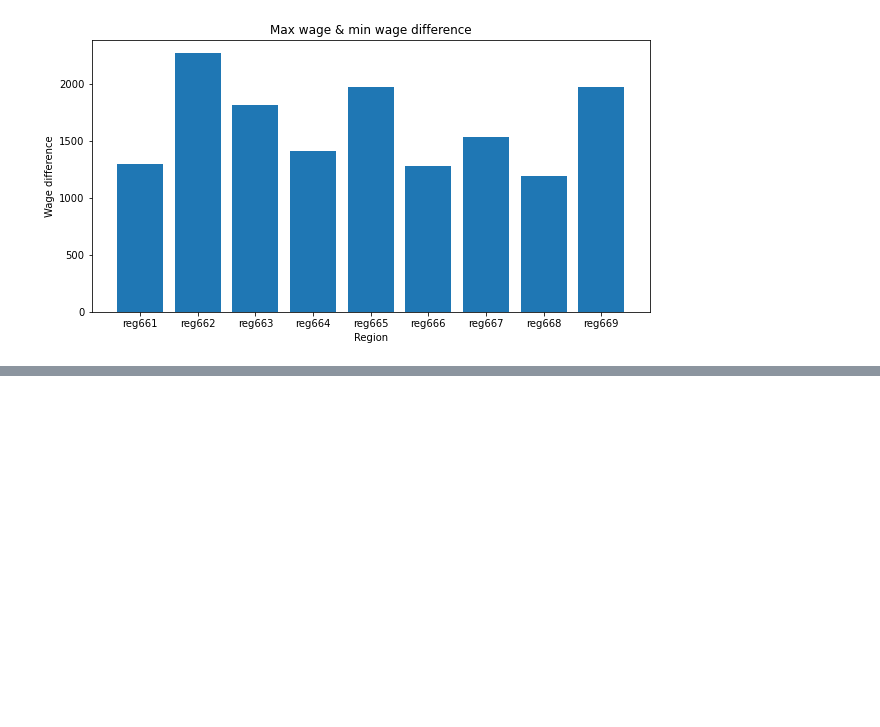
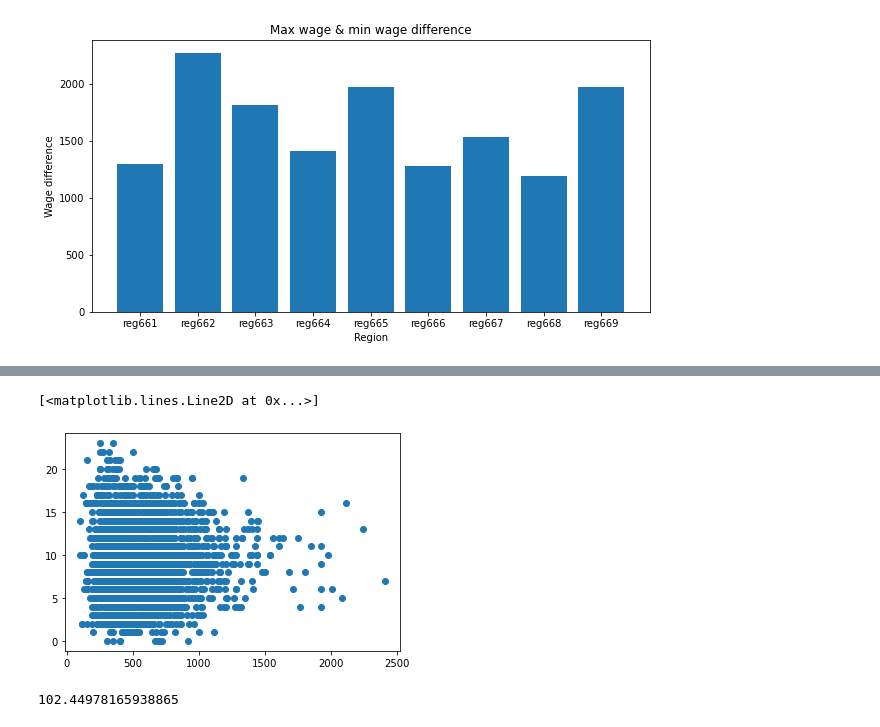
Before and after one commit to AIGangz/MAI391_Project, a Jupyter notebook: dataAn.ipynb, the cells around one changed output, grey strips where cells are left out. Drawn from its saved outputs; the diff is of its cells as text; code cells hidden in the pictures; blank space fills up the shorter version.

```diff
--- a/dataAn.ipynb
+++ b/dataAn.ipynb
@@ -209,0 +258,9 @@ plt.show()
+# %%
+plt.plot(df.wage,df.exper, 'o')
+# %% [output]
+[<matplotlib.lines.Line2D at 0x...>]
+[figure, added]
+# %%
+mean(df['IQ'])
+# %% [output]
+102.44978165938865
```
Also changed, not shown: parts of 21 cells of this notebook.
